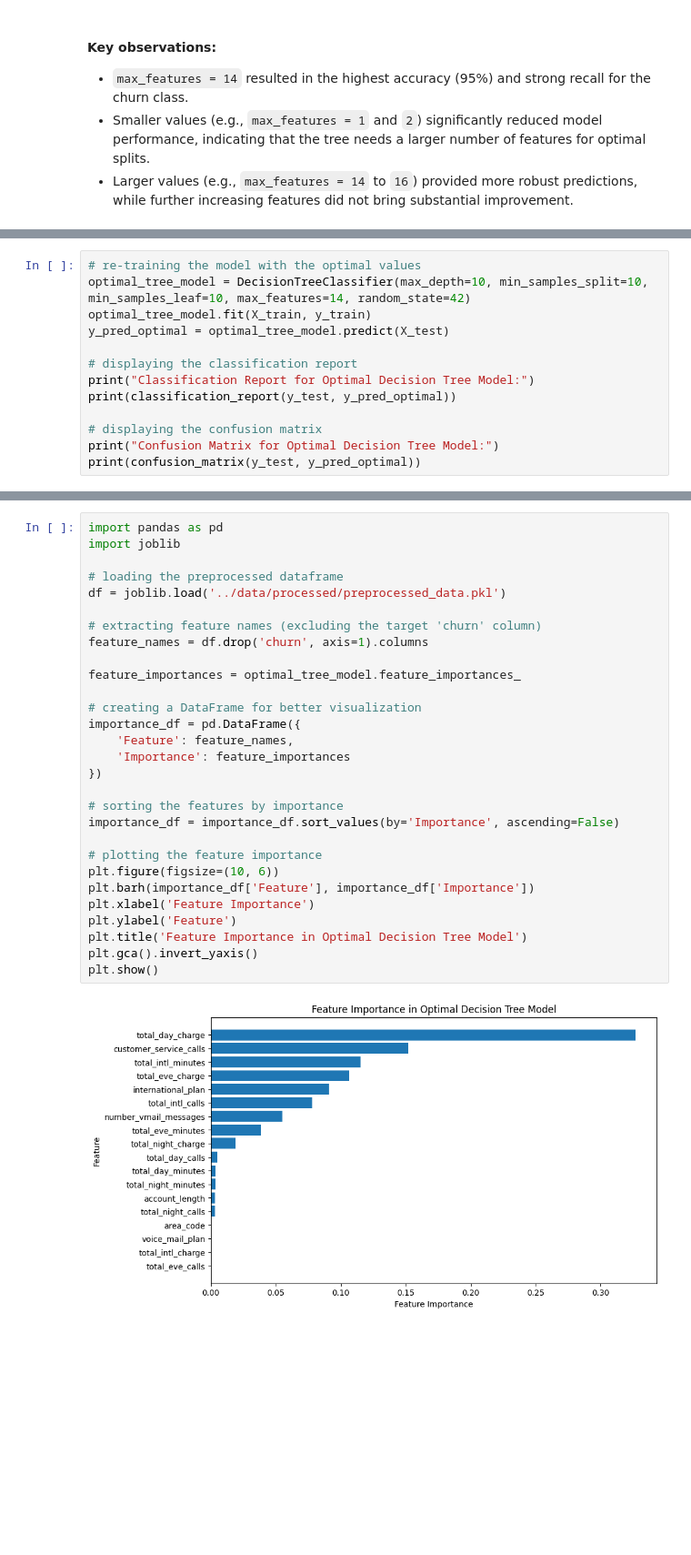
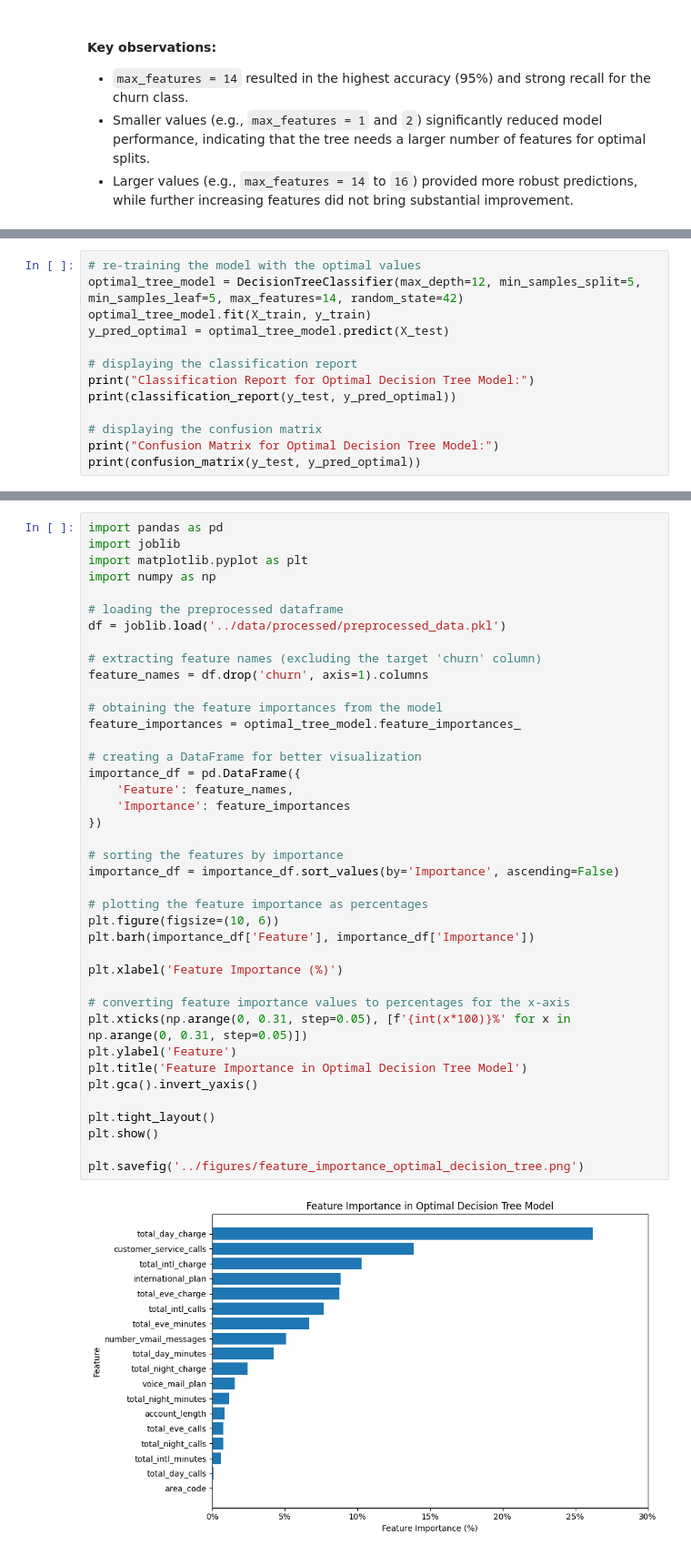
Before and after one commit to 66ultra/customer-churn-classification, a Jupyter notebook: notebooks/03_modeling_and_evaluation.ipynb, the cells around one changed output, grey strips where cells are left out. Shown at 91% size. Cells and saved outputs as stored; diff of their text form; blank space fills up the shorter version.

```diff
--- a/notebooks/03_modeling_and_evaluation.ipynb
+++ b/notebooks/03_modeling_and_evaluation.ipynb
@@ -690,7 +691,7 @@ I retrained the decision tree model using the optimal parameter values identifie
 - `max_features = 14`
 # %%
 # re-training the model with the optimal values
-optimal_tree_model = DecisionTreeClassifier(max_depth=10, min_samples_split=10, min_samples_leaf=10, max_features=14, random_state=42)
+optimal_tree_model = DecisionTreeClassifier(max_depth=12, min_samples_split=5, min_samples_leaf=5, max_features=14, random_state=42)
 optimal_tree_model.fit(X_train, y_train)
 y_pred_optimal = optimal_tree_model.predict(X_test)
 
@@ -720,31 +739,42 @@ Confusion Matrix for Optimal Decision Tree Model:
 # %%
 import pandas as pd
 import joblib
+import matplotlib.pyplot as plt
+import numpy as np
 
 # loading the preprocessed dataframe
 df = joblib.load('../data/processed/preprocessed_data.pkl')
 
 # extracting feature names (excluding the target 'churn' column)
 feature_names = df.drop('churn', axis=1).columns
 
+# obtaining the feature importances from the model
 feature_importances = optimal_tree_model.feature_importances_
 
 # creating a DataFrame for better visualization
 importance_df = pd.DataFrame({
     'Feature': feature_names,
     'Importance': feature_importances
 })
 
 # sorting the features by importance
 importance_df = importance_df.sort_values(by='Importance', ascending=False)
 
-# plotting the feature importance
+# plotting the feature importance as percentages
 plt.figure(figsize=(10, 6))
 plt.barh(importance_df['Feature'], importance_df['Importance'])
-plt.xlabel('Feature Importance')
+
+plt.xlabel('Feature Importance (%)')
+
+# converting feature importance values to percentages for the x-axis
+plt.xticks(np.arange(0, 0.31, step=0.05), [f'{int(x*100)}%' for x in np.arange(0, 0.31, step=0.05)])
 plt.ylabel('Feature')
 plt.title('Feature Importance in Optimal Decision Tree Model')
 plt.gca().invert_yaxis()
+
+plt.tight_layout()
 plt.show()
+
+plt.savefig('../figures/feature_importance_optimal_decision_tree.png')
 # %% [output]
-[figure, old version]
+[figure, new version]
```
Also changed, not shown: parts of 37 cells of this notebook.
